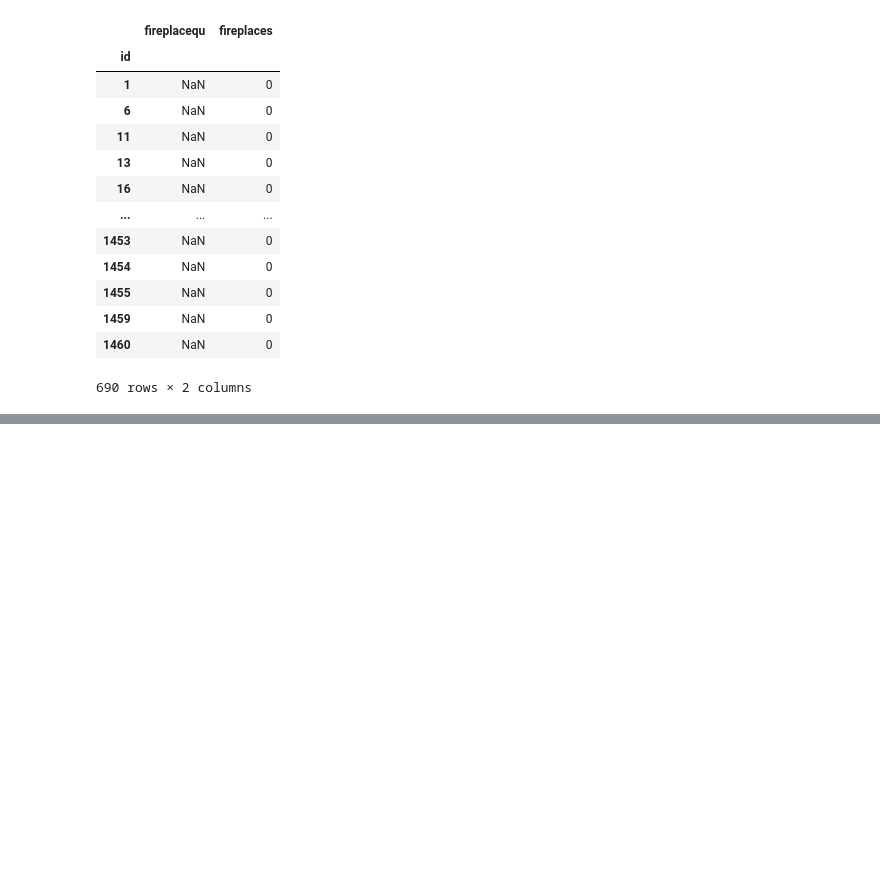
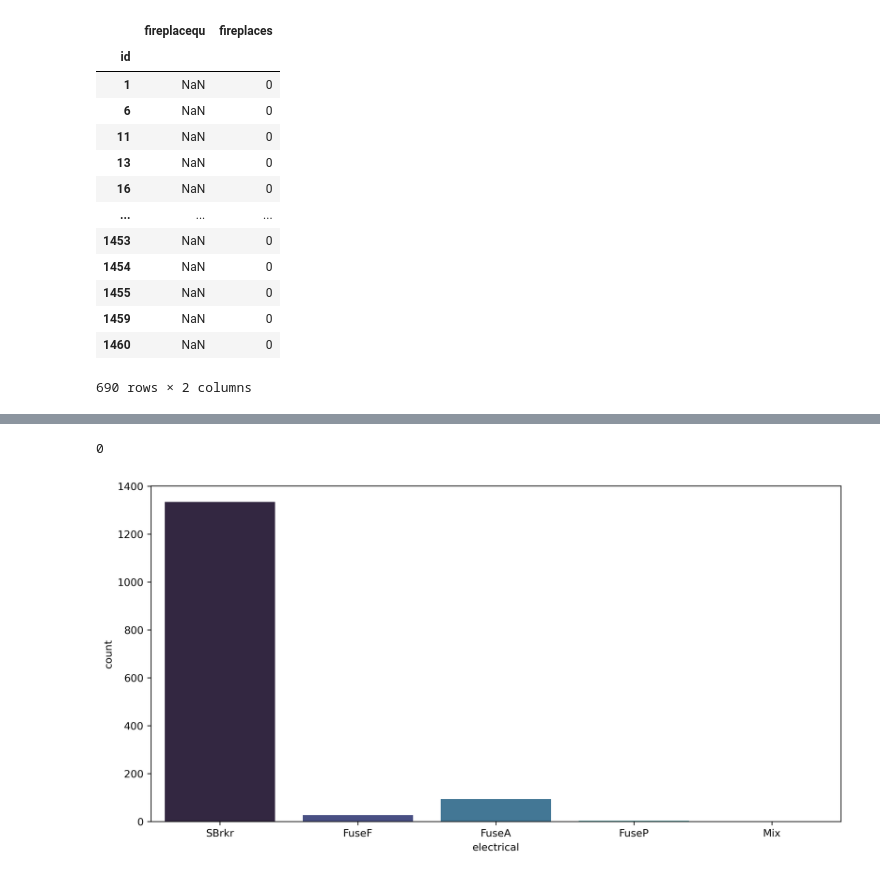
Before and after one commit to ashen007/pandas_data_analysis, a Jupyter notebook: v_3/r_2.ipynb, the cells around one changed output, grey strips where cells are left out. Cells and saved outputs as stored; diff of their text form; code cells hidden in the pictures; blank space fills up the shorter version.

```diff
--- a/v_3/r_2.ipynb
+++ b/v_3/r_2.ipynb
@@ -505,0 +546,11 @@ train_data.iloc[np.where(train_data['fireplacequ'].isna())][['fireplacequ','fire
+# %%
+train_data['bsmtqual'].fillna(value='None',inplace=True)
+train_data.bsmtqual.isna().sum()
+# %% [output]
+0
+# %%
+plt.figure(figsize=[12,6],dpi=300)
+sns.countplot(train_data['electrical'],palette='mako')
+plt.show()
+# %% [output]
+[figure, added]
```
Also changed, not shown: parts of 9 cells of this notebook.
